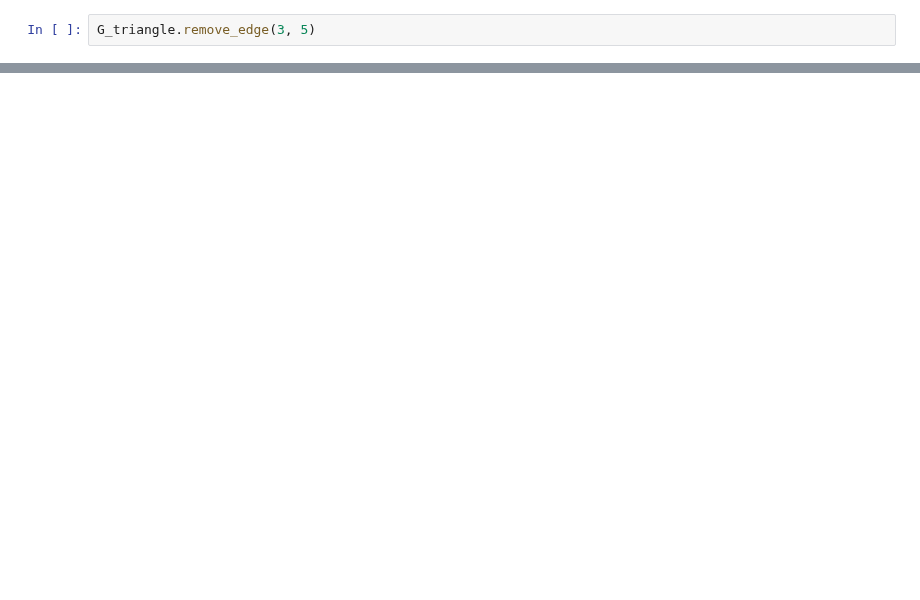
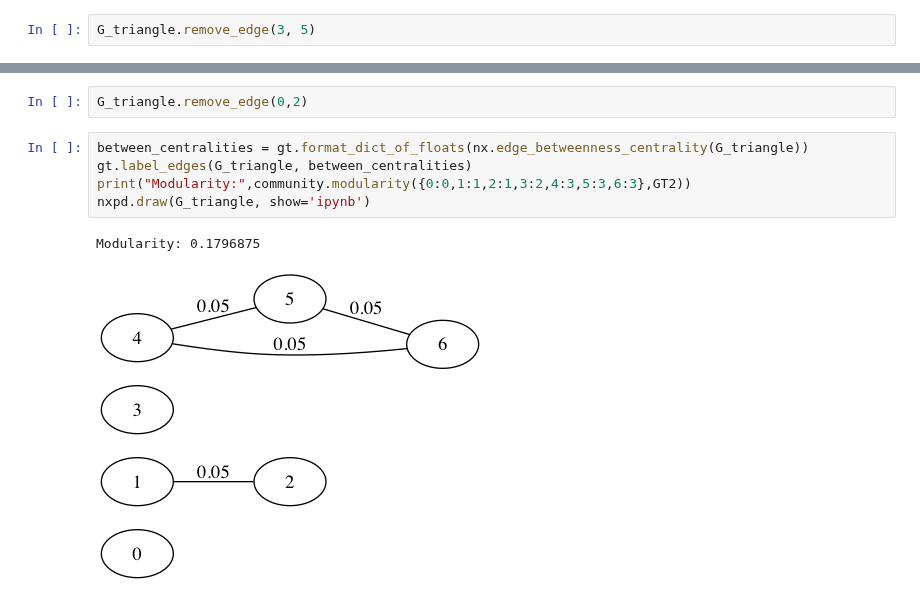
Before and after one commit to wmarshall484/DSI_LECTURES_2, a Jupyter notebook: graphs/natalie_hunt/graphs_lecture.ipynb, the cells around one changed output, grey strips where cells are left out. Cells and saved outputs as stored; diff of their text form; blank space fills up the shorter version.

```diff
--- a/graphs/natalie_hunt/graphs_lecture.ipynb
+++ b/graphs/natalie_hunt/graphs_lecture.ipynb
@@ -881,0 +897,10 @@ nxpd.draw(G_triangle, show='ipynb')
+# %%
+G_triangle.remove_edge(0,2)
+# %%
+between_centralities = gt.format_dict_of_floats(nx.edge_betweenness_centrality(G_triangle))
+gt.label_edges(G_triangle, between_centralities)
+print("Modularity:",community.modularity({0:0,1:1,2:1,3:2,4:3,5:3,6:3},GT2))
+nxpd.draw(G_triangle, show='ipynb')
+# %% [output]
+Modularity: 0.1796875
+[figure, added]
```
Also changed, not shown: parts of 9 cells of this notebook, 1 other file.
